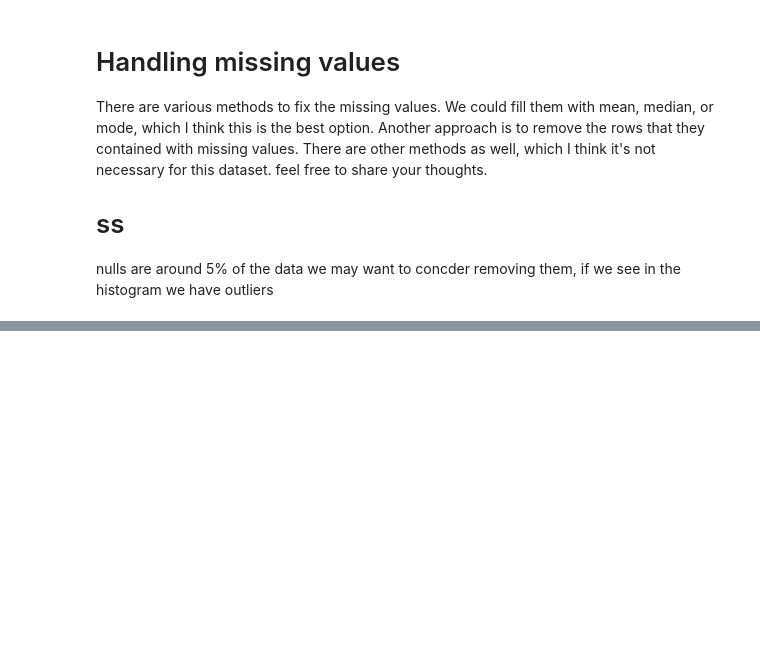
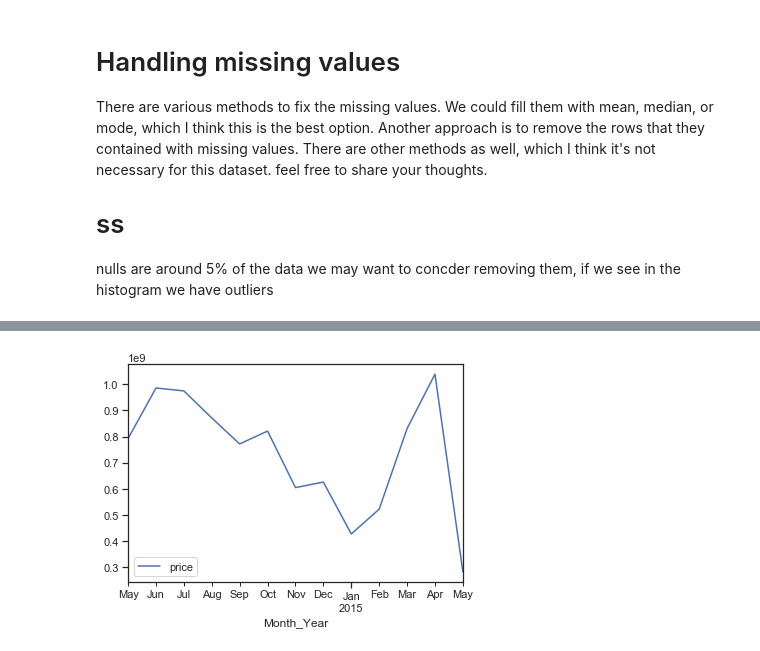
Before and after one commit to ruddysimon/ADS500B-Project, a Jupyter notebook: HouseSalesWashington.ipynb, the cells around one changed output, grey strips where cells are left out. Drawn from its saved outputs; the diff is of its cells as text; code cells hidden in the pictures; blank space fills up the shorter version.

```diff
--- a/HouseSalesWashington.ipynb
+++ b/HouseSalesWashington.ipynb
@@ -301,0 +347,5 @@ sqft.corr()
+# %%
+# Plotting Price rate versus month
+month_year_group = houseSalesDF.groupby("Month_Year")['price'].sum().plot(legend=True)
+# %% [output]
+[figure, added]
```
Also changed, not shown: parts of 14 cells of this notebook.
